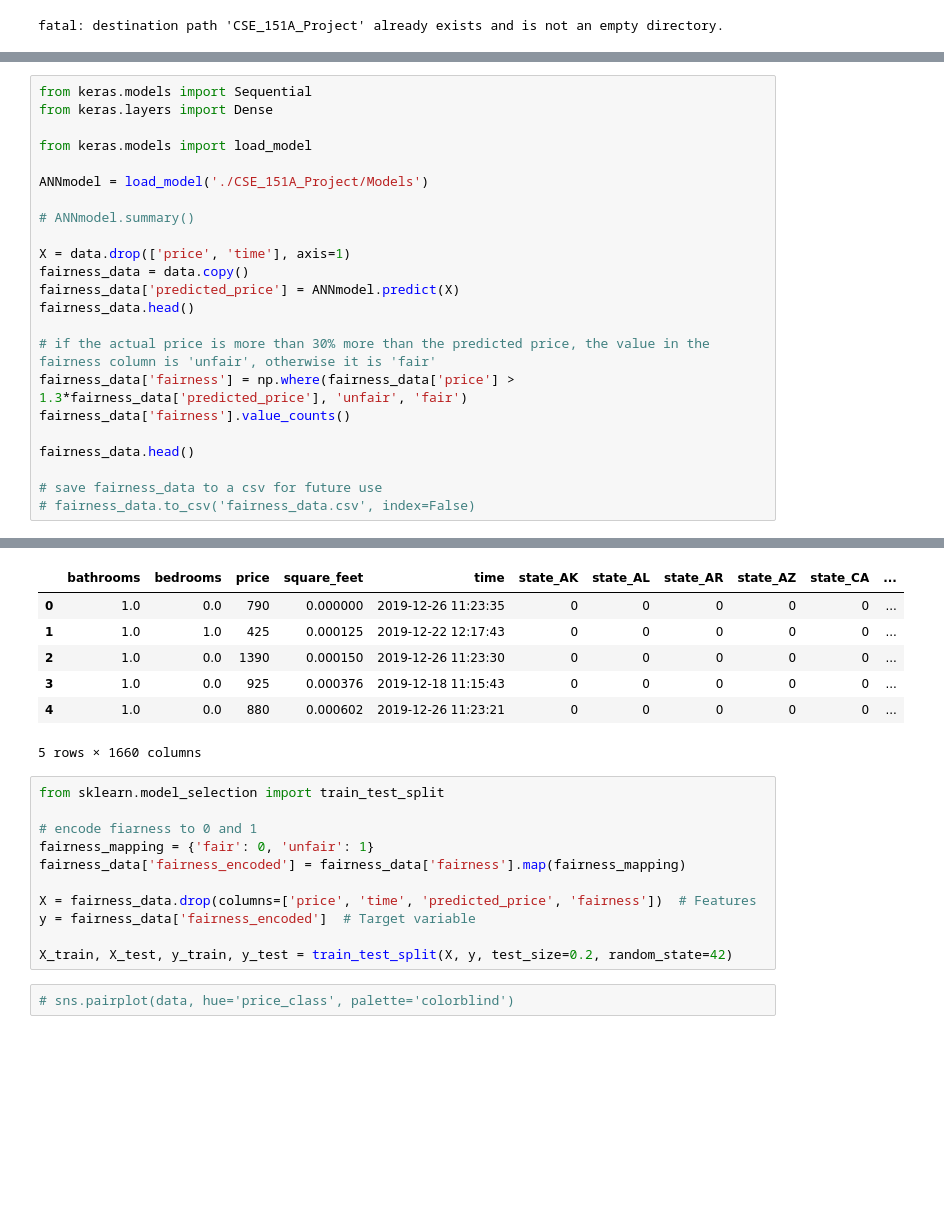
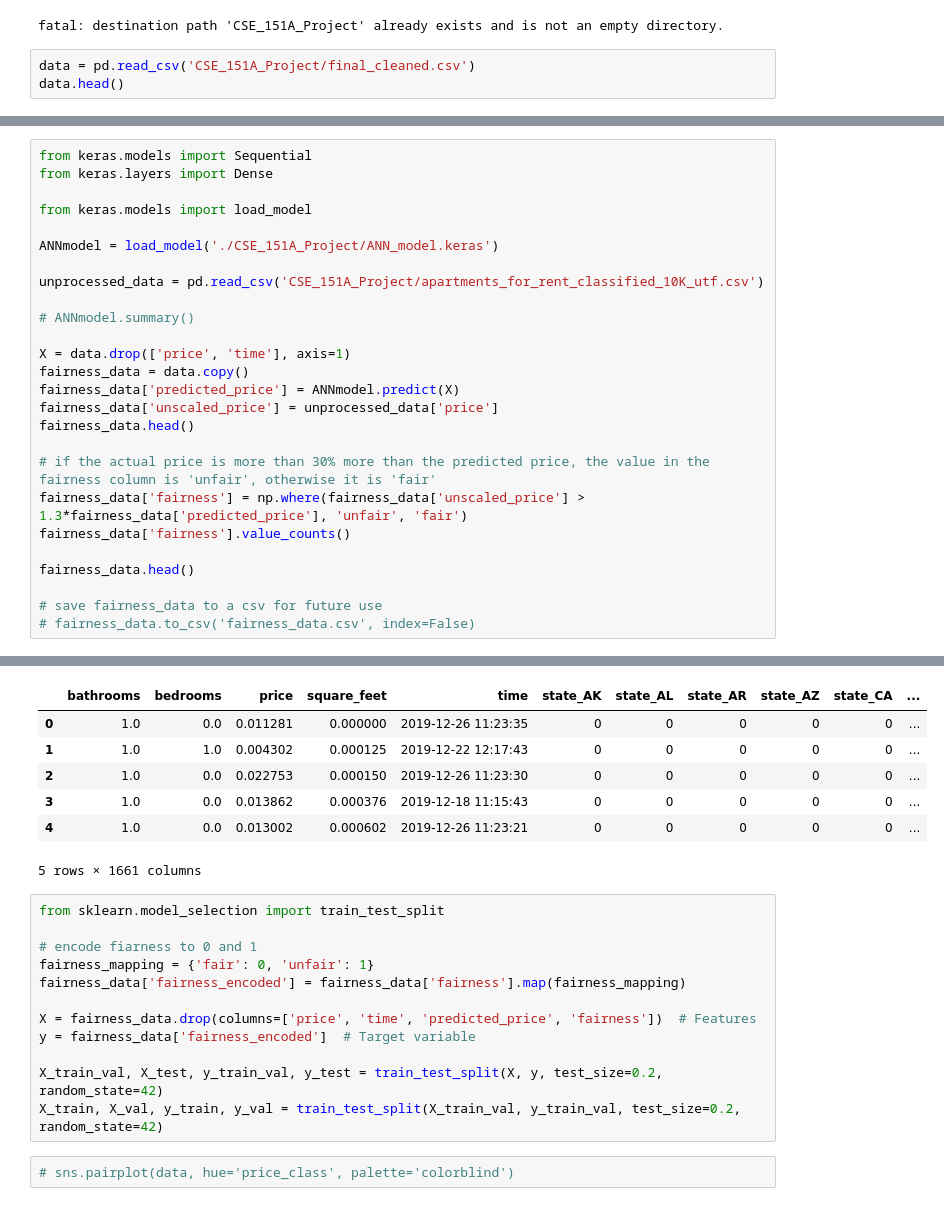
Before and after one commit to Daniel-Tran3/CSE_151A_Project, a Jupyter notebook: Model3.ipynb, the cells around one changed output, grey strips where cells are left out. Cells and saved outputs as stored; diff of their text form; blank space fills up the shorter version.

Commit message:
Fixed up model 3, removed RFE

```diff
--- a/Model3.ipynb
+++ b/Model3.ipynb
@@ -26,3 +28,6 @@ Use model 2 to label record as "fair" or "unfair
 ! git clone "https://github.com/Daniel-Tran3/CSE_151A_Project.git"
 # %% [output]
 fatal: destination path 'CSE_151A_Project' already exists and is not an empty directory.
+# %%
+data = pd.read_csv('CSE_151A_Project/final_cleaned.csv')
+data.head()
@@ -32,17 +45,20 @@ from keras.layers import Dense
 
 from keras.models import load_model
 
-ANNmodel = load_model('./CSE_151A_Project/Models')
+ANNmodel = load_model('./CSE_151A_Project/ANN_model.keras')
+
+unprocessed_data = pd.read_csv('CSE_151A_Project/apartments_for_rent_classified_10K_utf.csv')
 
 # ANNmodel.summary()
 
 X = data.drop(['price', 'time'], axis=1)
 fairness_data = data.copy()
 fairness_data['predicted_price'] = ANNmodel.predict(X)
+fairness_data['unscaled_price'] = unprocessed_data['price']
 fairness_data.head()
 
 # if the actual price is more than 30% more than the predicted price, the value in the fairness column is 'unfair', otherwise it is 'fair'
-fairness_data['fairness'] = np.where(fairness_data['price'] > 1.3*fairness_data['predicted_price'], 'unfair', 'fair')
+fairness_data['fairness'] = np.where(fairness_data['unscaled_price'] > 1.3*fairness_data['predicted_price'], 'unfair', 'fair')
 fairness_data['fairness'].value_counts()
 
 fairness_data.head()
@@ -54,10 +70,10 @@ fairness_data.head()
 |  | bathrooms | bedrooms | price | square_feet | time | state_AK | state_AL | state_AR | state_AZ | state_CA | ... |
-| 0 | 1.0 | 0.0 | 790 | 0.000000 | 2019-12-26 11:23:35 | 0 | 0 | 0 | 0 | 0 | ... |
-| 1 | 1.0 | 1.0 | 425 | 0.000125 | 2019-12-22 12:17:43 | 0 | 0 | 0 | 0 | 0 | ... |
-| 2 | 1.0 | 0.0 | 1390 | 0.000150 | 2019-12-26 11:23:30 | 0 | 0 | 0 | 0 | 0 | ... |
-| 3 | 1.0 | 0.0 | 925 | 0.000376 | 2019-12-18 11:15:43 | 0 | 0 | 0 | 0 | 0 | ... |
-| 4 | 1.0 | 0.0 | 880 | 0.000602 | 2019-12-26 11:23:21 | 0 | 0 | 0 | 0 | 0 | ... |
+| 0 | 1.0 | 0.0 | 0.011281 | 0.000000 | 2019-12-26 11:23:35 | 0 | 0 | 0 | 0 | 0 | ... |
+| 1 | 1.0 | 1.0 | 0.004302 | 0.000125 | 2019-12-22 12:17:43 | 0 | 0 | 0 | 0 | 0 | ... |
+| 2 | 1.0 | 0.0 | 0.022753 | 0.000150 | 2019-12-26 11:23:30 | 0 | 0 | 0 | 0 | 0 | ... |
+| 3 | 1.0 | 0.0 | 0.013862 | 0.000376 | 2019-12-18 11:15:43 | 0 | 0 | 0 | 0 | 0 | ... |
+| 4 | 1.0 | 0.0 | 0.013002 | 0.000602 | 2019-12-26 11:23:21 | 0 | 0 | 0 | 0 | 0 | ... |
-5 rows × 1660 columns
+5 rows × 1661 columns
 # %%
 from sklearn.model_selection import train_test_split
 
@@ -68,7 +84,8 @@ fairness_data['fairness_encoded'] = fairness_data['fairness'].map(fairness_mappi
 X = fairness_data.drop(columns=['price', 'time', 'predicted_price', 'fairness'])  # Features
 y = fairness_data['fairness_encoded']  # Target variable
 
-X_train, X_test, y_train, y_test = train_test_split(X, y, test_size=0.2, random_state=42)
+X_train_val, X_test, y_train_val, y_test = train_test_split(X, y, test_size=0.2, random_state=42)
+X_train, X_val, y_train, y_val = train_test_split(X_train_val, y_train_val, test_size=0.2, random_state=42)
 # %%
 # sns.pairplot(data, hue='price_class', palette='colorblind')
 # %% [markdown]
```
Also changed, not shown: parts of 12 cells of this notebook.
